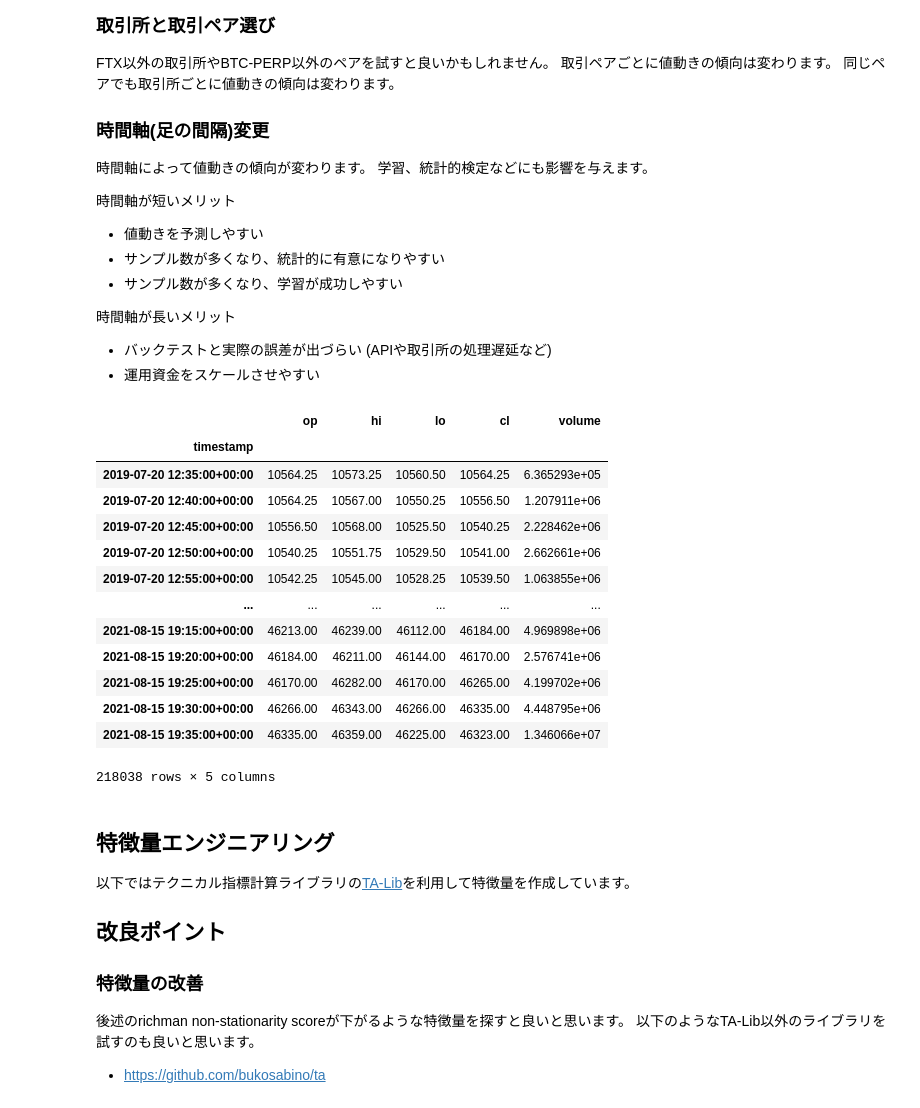
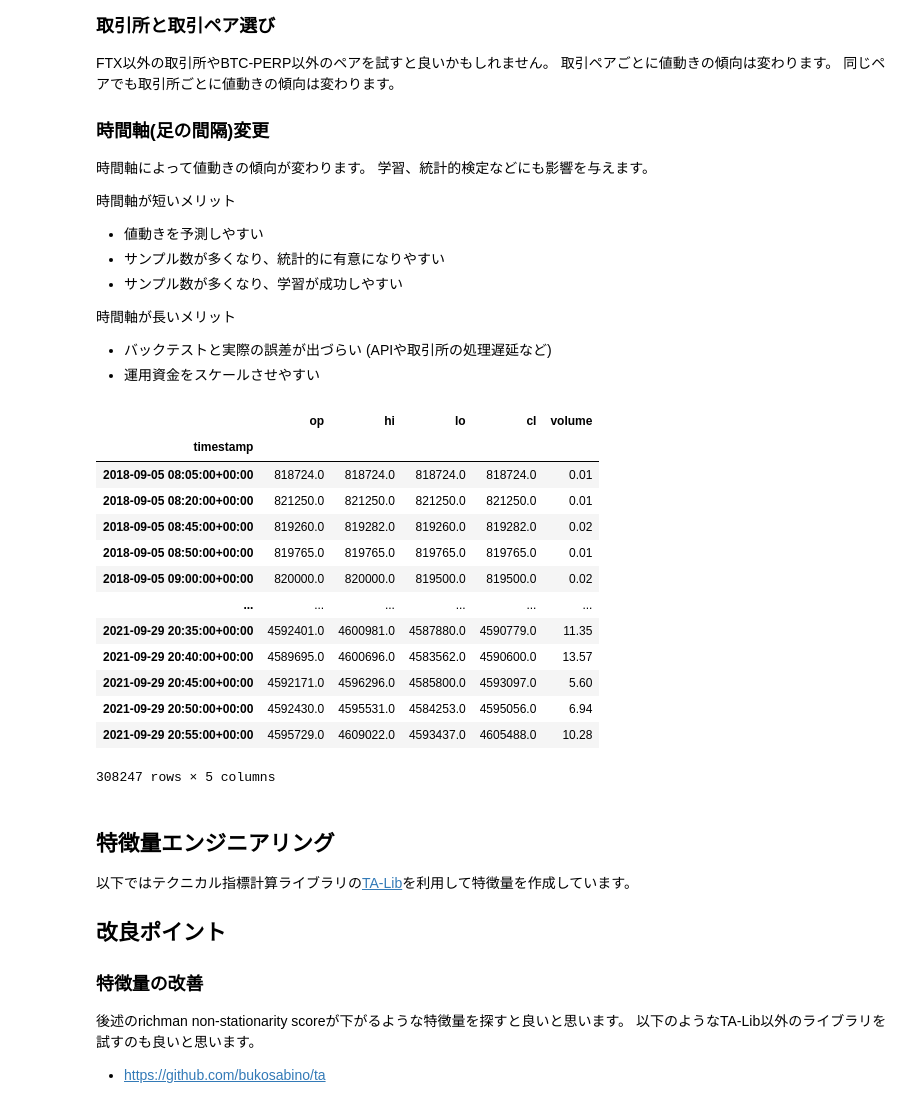
Before and after one commit to richmanbtc/mlbot_tutorial, a Jupyter notebook: work/tutorial.ipynb, the cells around one changed output. Saved outputs shown, nothing was run; the diff lists cells and outputs as text; code cells hidden in the pictures.

```diff
--- a/work/tutorial.ipynb
+++ b/work/tutorial.ipynb
@@ -86,32 +108,33 @@ FTX以外の取引所やBTC-PERP以外のペアを試すと良いかもしれま
 
 - バックテストと実際の誤差が出づらい (APIや取引所の処理遅延など)
 - 運用資金をスケールさせやすい
-# %%
-ftx = ccxt.ftx()
-fetcher = FtxFetcher(ccxt_client=ftx)
-
-df = fetcher.fetch_ohlcv(
-    market='BTC-PERP', # 市場のシンボルを指定。この場合は https://ftx.com/trade/BTC-PERP を取得
-    interval_sec=5 * 60, # 足の間隔を秒単位で指定。この場合は5分足
-)
-
-display(df)
-df.to_pickle('df_ohlcv.pkl')
-# %% [output]
-|  | op | hi | lo | cl | volume |
-| timestamp |  |  |  |  |  |
-| 2019-07-20 12:35:00+00:00 | 10564.25 | 10573.25 | 10560.50 | 10564.25 | 6.365293e+05 |
-| 2019-07-20 12:40:00+00:00 | 10564.25 | 10567.00 | 10550.25 | 10556.50 | 1.207911e+06 |
-| 2019-07-20 12:45:00+00:00 | 10556.50 | 10568.00 | 10525.50 | 10540.25 | 2.228462e+06 |
-| 2019-07-20 12:50:00+00:00 | 10540.25 | 10551.75 | 10529.50 | 10541.00 | 2.662661e+06 |
-| 2019-07-20 12:55:00+00:00 | 10542.25 | 10545.00 | 10528.25 | 10539.50 | 1.063855e+06 |
-| ... | ... | ... | ... | ... | ... |
-| 2021-08-15 19:15:00+00:00 | 46213.00 | 46239.00 | 46112.00 | 46184.00 | 4.969898e+06 |
-| 2021-08-15 19:20:00+00:00 | 46184.00 | 46211.00 | 46144.00 | 46170.00 | 2.576741e+06 |
-| 2021-08-15 19:25:00+00:00 | 46170.00 | 46282.00 | 46170.00 | 46265.00 | 4.199702e+06 |
-| 2021-08-15 19:30:00+00:00 | 46266.00 | 46343.00 | 46266.00 | 46335.00 | 4.448795e+06 |
-| 2021-08-15 19:35:00+00:00 | 46335.00 | 46359.00 | 46225.00 | 46323.00 | 1.346066e+07 |
-218038 rows × 5 columns
+# %%
+memory = Memory('/tmp/gmo_fetcher_cache', verbose=1)
+fetcher = GmoFetcher(memory=memory)
+
+# GMOコインのBTC/JPYレバレッジ取引 (https://api.coin.z.com/data/trades/BTC_JPY/)を取得
+df = fetcher.fetch_ohlcv(
+    market='BTC_JPY', # 市場のシンボルを指定
+    interval_sec=5 * 60, # 足の間隔を秒単位で指定。この場合は5分足
+)
+
+display(df)
+df.to_pickle('df_ohlcv.pkl')
+# %% [output]
+|  | op | hi | lo | cl | volume |
+| timestamp |  |  |  |  |  |
+| 2018-09-05 08:05:00+00:00 | 818724.0 | 818724.0 | 818724.0 | 818724.0 | 0.01 |
+| 2018-09-05 08:20:00+00:00 | 821250.0 | 821250.0 | 821250.0 | 821250.0 | 0.01 |
+| 2018-09-05 08:45:00+00:00 | 819260.0 | 819282.0 | 819260.0 | 819282.0 | 0.02 |
+| 2018-09-05 08:50:00+00:00 | 819765.0 | 819765.0 | 819765.0 | 819765.0 | 0.01 |
+| 2018-09-05 09:00:00+00:00 | 820000.0 | 820000.0 | 819500.0 | 819500.0 | 0.02 |
+| ... | ... | ... | ... | ... | ... |
+| 2021-09-29 20:35:00+00:00 | 4592401.0 | 4600981.0 | 4587880.0 | 4590779.0 | 11.35 |
+| 2021-09-29 20:40:00+00:00 | 4589695.0 | 4600696.0 | 4583562.0 | 4590600.0 | 13.57 |
+| 2021-09-29 20:45:00+00:00 | 4592171.0 | 4596296.0 | 4585800.0 | 4593097.0 | 5.60 |
+| 2021-09-29 20:50:00+00:00 | 4592430.0 | 4595531.0 | 4584253.0 | 4595056.0 | 6.94 |
+| 2021-09-29 20:55:00+00:00 | 4595729.0 | 4609022.0 | 4593437.0 | 4605488.0 | 10.28 |
+308247 rows × 5 columns
 # %% [markdown]
 ## 特徴量エンジニアリング
 
```
Also changed, not shown: parts of 7 cells of this notebook, 1 other file.
